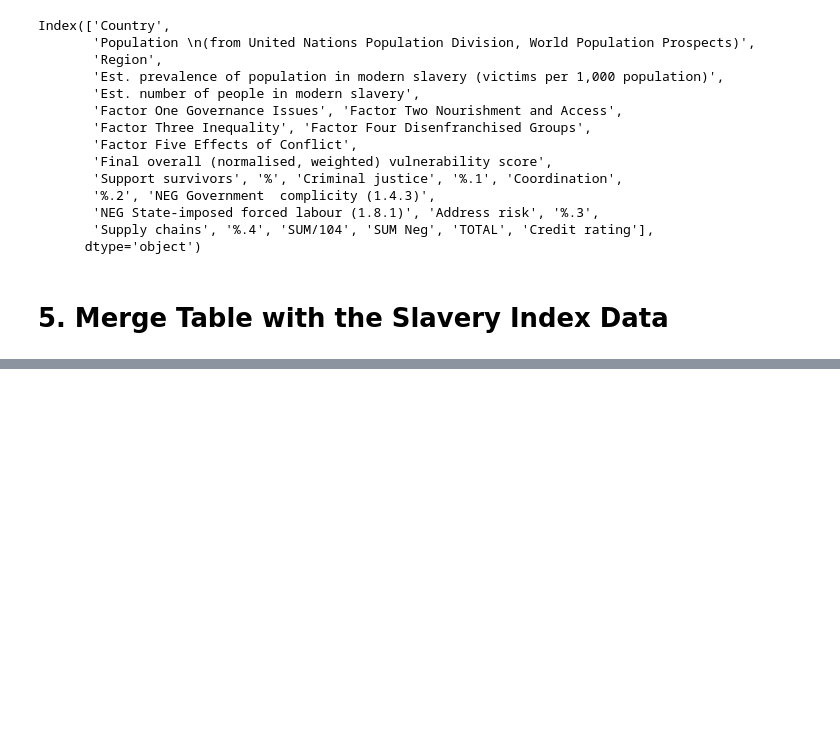
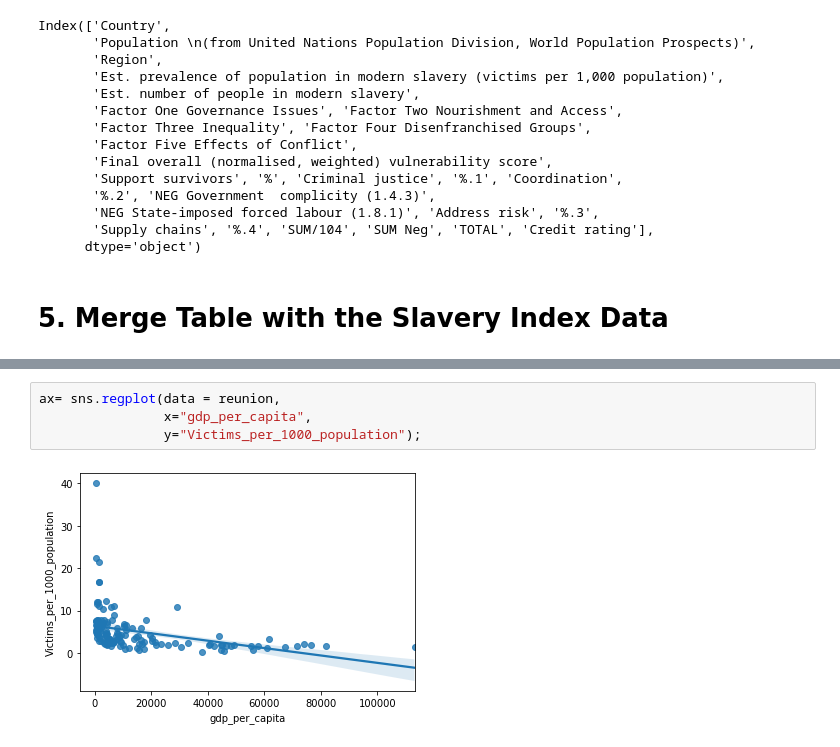
Before and after one commit to mahooi/Globalization, a Jupyter notebook: Notebooks/GDP Notebook.ipynb, the cells around one changed output, grey strips where cells are left out. Drawn from its saved outputs; the diff is of its cells as text; blank space fills up the shorter version.

```diff
--- a/Notebooks/GDP Notebook.ipynb
+++ b/Notebooks/GDP Notebook.ipynb
@@ -133,0 +233,6 @@ reunion
+# %%
+ax= sns.regplot(data = reunion,
+                x="gdp_per_capita",
+                y="Victims_per_1000_population");
+# %% [output]
+[figure, added]
```
Also changed, not shown: parts of 19 cells of this notebook.
